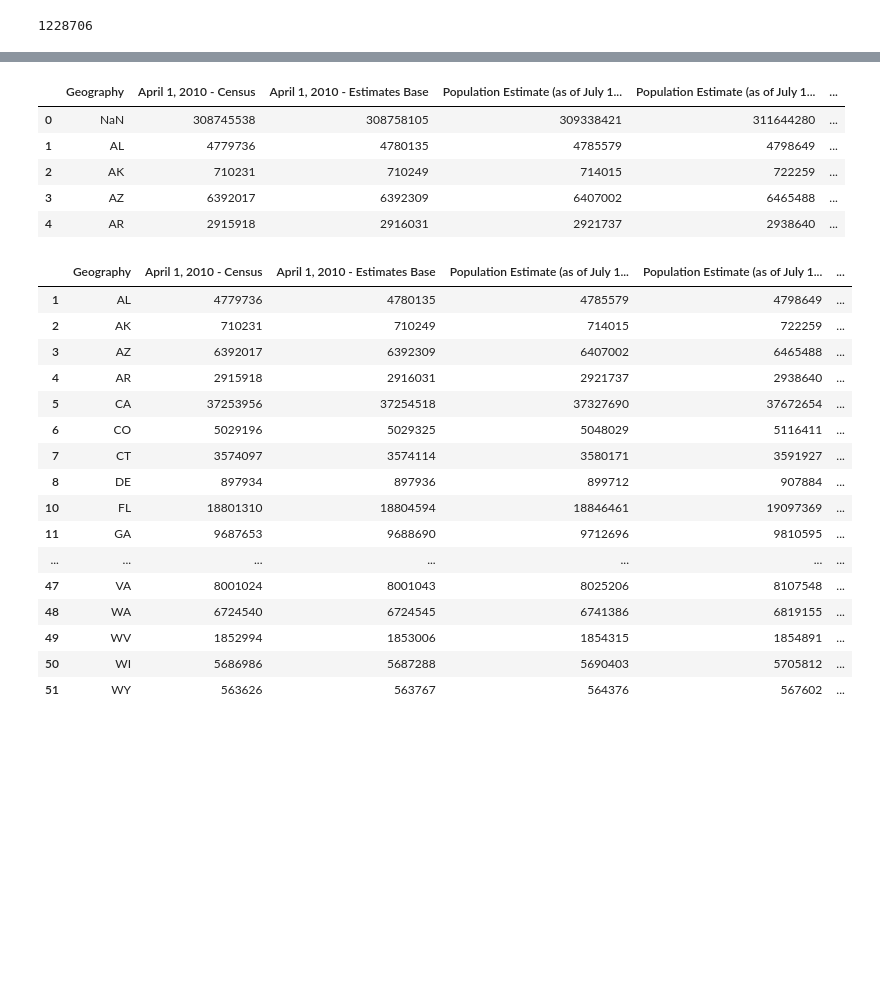
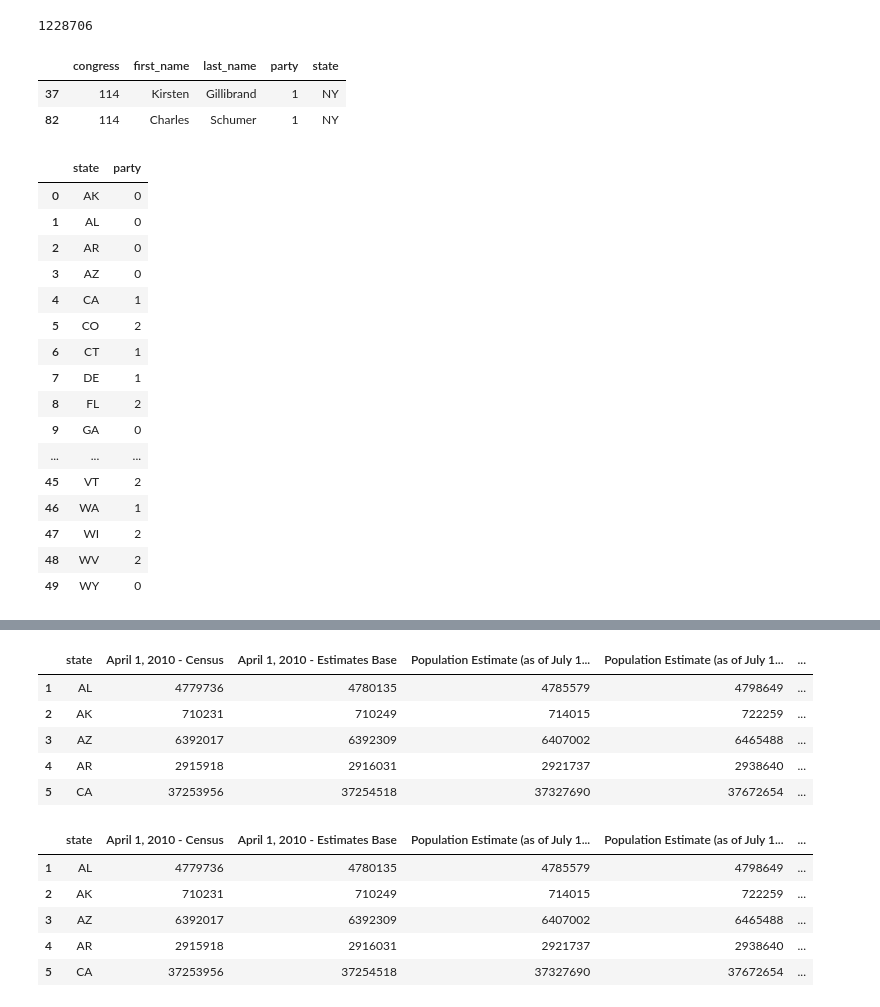
Before and after one commit to lorarjohns/US_Incarceration_Prelim, a Jupyter notebook: Hypothesis_2.ipynb, the cells around one changed output, grey strips where cells are left out. Cells and saved outputs as stored; diff of their text form; code cells hidden in the pictures; blank space fills up the shorter version.

```diff
--- a/Hypothesis_2.ipynb
+++ b/Hypothesis_2.ipynb
@@ -227,0 +178,6 @@ inc2016['2016'].sum()
+# %%
+sens
+# %% [output]
+|  | congress | first_name | last_name | party | state |
+| 37 | 114 | Kirsten | Gillibrand | 1 | NY |
+| 82 | 114 | Charles | Schumer | 1 | NY |
@@ -228,3 +215,23 @@ inc2016['2016'].sum()
+# %%
+sen_parties
+# %% [output]
+|  | state | party |
+| 0 | AK | 0 |
+| 1 | AL | 0 |
+| 2 | AR | 0 |
+| 3 | AZ | 0 |
+| 4 | CA | 1 |
+| 5 | CO | 2 |
+| 6 | CT | 1 |
+| 7 | DE | 1 |
+| 8 | FL | 2 |
+| 9 | GA | 0 |
+| ... | ... | ... |
+| 45 | VT | 2 |
+| 46 | WA | 1 |
+| 47 | WI | 2 |
+| 48 | WV | 2 |
+| 49 | WY | 0 |
 # %%
 ## This is the total U.S. Population data from the Census. I have averaged the info from the 2012-2013 data and
 ## the 2016-2017 data to account for the discrepancy in measuring periods
@@ -256,15 +263,17 @@ pop_data_2016
 | 52 | Puerto Rico | 3725789 | 3726157 | 3721525 | 3678732 | ... |
 # %%
 pop_data_2016['Geography'] = pop_data_2016['Geography'].map(state_dict)
+# %%
+pop_data_2016.rename(columns={'Geography':'state'}, inplace=True)
 # %%
 pop_data_2016.head()
 # %% [output]
-|  | Geography | April 1, 2010 - Census | April 1, 2010 - Estimates Base | Population Estimate (as of July 1... | Population Estimate (as of July 1... | ... |
-| 0 | NaN | 308745538 | 308758105 | 309338421 | 311644280 | ... |
+|  | state | April 1, 2010 - Census | April 1, 2010 - Estimates Base | Population Estimate (as of July 1... | Population Estimate (as of July 1... | ... |
 | 1 | AL | 4779736 | 4780135 | 4785579 | 4798649 | ... |
 | 2 | AK | 710231 | 710249 | 714015 | 722259 | ... |
 | 3 | AZ | 6392017 | 6392309 | 6407002 | 6465488 | ... |
 | 4 | AR | 2915918 | 2916031 | 2921737 | 2938640 | ... |
+| 5 | CA | 37253956 | 37254518 | 37327690 | 37672654 | ... |
 # %%
 pop_data_2016.drop([0,], inplace=True)
 # %%
@@ -279,22 +288,11 @@ dbfile.close()
 # %%
 ### CLEANED STATE POPULATION DATA FROM U.S. CENSUS ###
 
-pop_data_2016
+pop_data_2016.head()
 # %% [output]
-|  | Geography | April 1, 2010 - Census | April 1, 2010 - Estimates Base | Population Estimate (as of July 1... | Population Estimate (as of July 1... | ... |
+|  | state | April 1, 2010 - Census | April 1, 2010 - Estimates Base | Population Estimate (as of July 1... | Population Estimate (as of July 1... | ... |
 | 1 | AL | 4779736 | 4780135 | 4785579 | 4798649 | ... |
 | 2 | AK | 710231 | 710249 | 714015 | 722259 | ... |
 | 3 | AZ | 6392017 | 6392309 | 6407002 | 6465488 | ... |
 | 4 | AR | 2915918 | 2916031 | 2921737 | 2938640 | ... |
 | 5 | CA | 37253956 | 37254518 | 37327690 | 37672654 | ... |
-| 6 | CO | 5029196 | 5029325 | 5048029 | 5116411 | ... |
-| 7 | CT | 3574097 | 3574114 | 3580171 | 3591927 | ... |
-| 8 | DE | 897934 | 897936 | 899712 | 907884 | ... |
-| 10 | FL | 18801310 | 18804594 | 18846461 | 19097369 | ... |
-| 11 | GA | 9687653 | 9688690 | 9712696 | 9810595 | ... |
-| ... | ... | ... | ... | ... | ... | ... |
-| 47 | VA | 8001024 | 8001043 | 8025206 | 8107548 | ... |
-| 48 | WA | 6724540 | 6724545 | 6741386 | 6819155 | ... |
-| 49 | WV | 1852994 | 1853006 | 1854315 | 1854891 | ... |
-| 50 | WI | 5686986 | 5687288 | 5690403 | 5705812 | ... |
-| 51 | WY | 563626 | 563767 | 564376 | 567602 | ... |
```
Also changed, not shown: parts of 26 cells of this notebook, 6 other files.
